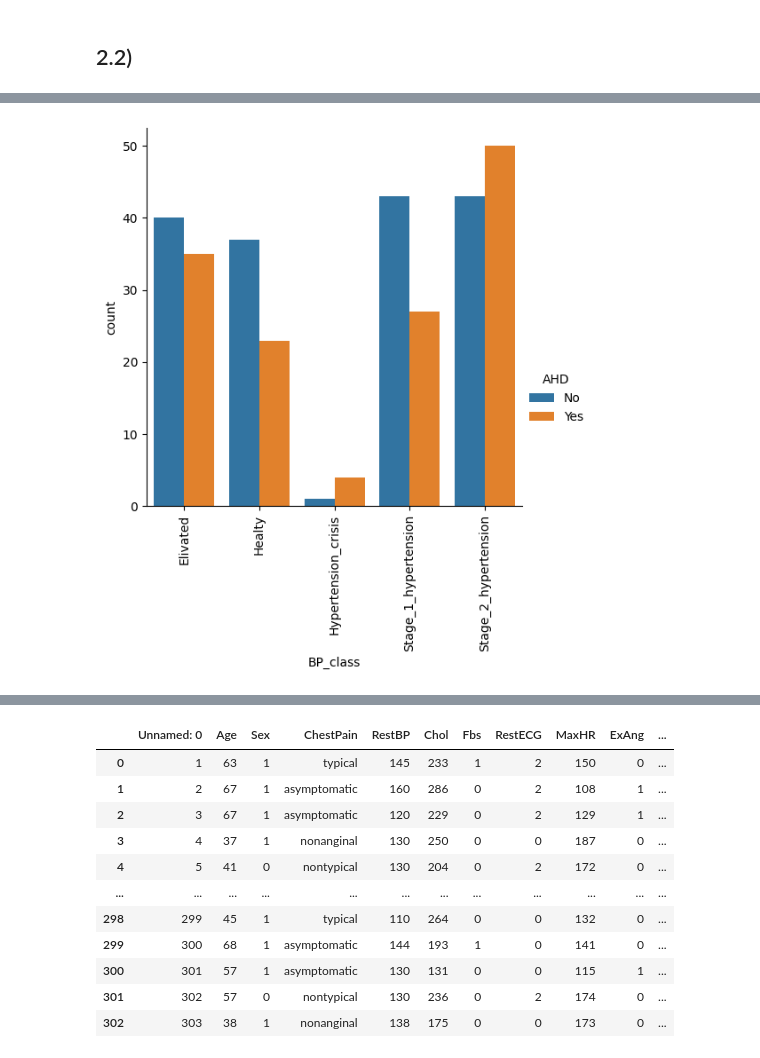
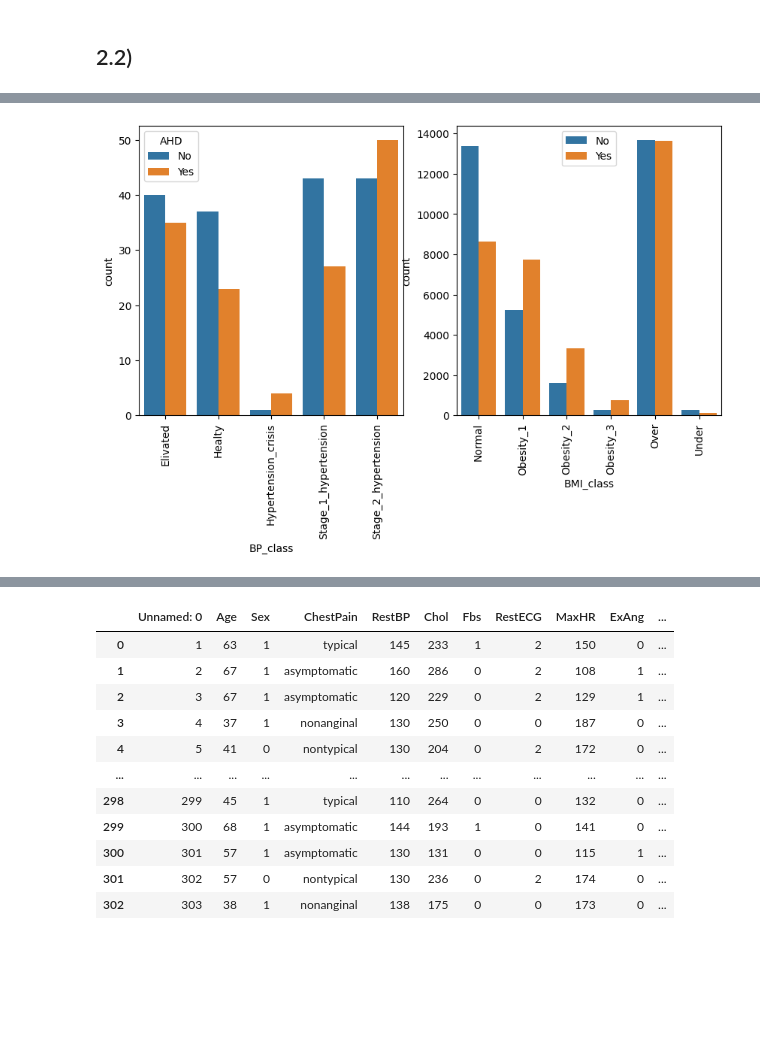
Before and after one commit to MiltonOberg/Artificial_Intelligence2-Milton-OPA23, a Jupyter notebook: Labb_1/labb_1.ipynb, the cells around one changed output, grey strips where cells are left out. Cells and saved outputs as stored; diff of their text form; code cells hidden in the pictures; blank space fills up the shorter version.

```diff
--- a/Labb_1/labb_1.ipynb
+++ b/Labb_1/labb_1.ipynb
@@ -890,12 +899,24 @@ bp_ahd
-# %%
-g = sns.catplot(
-    data=bp_ahd,
-    x="BP_class",
-    y="count",
-    kind="bar",
-    hue="AHD",
-)
-plt.xticks(rotation= 90)
-plt.show()
-# %% [output]
-[figure, removed]
+# %%
+fig, ax = plt.subplots(1, 2, figsize=(10, 5))
+
+sns.barplot(
+    data=bp_ahd,
+    x="BP_class",
+    y="count",
+    hue="AHD",
+    ax= ax[0],
+)
+
+sns.barplot(
+    data=bmi_cardio,
+    x="BMI_class",
+    y="count",
+    hue="cardio",
+    ax= ax[1],
+)
+ax[0].tick_params(axis= "x", rotation= 90)
+ax[1].legend(handles= ax[1].get_legend_handles_labels()[0], labels= ["No", "Yes"])
+ax[1].tick_params(axis= "x", rotation= 90)
+plt.show()
+# %% [output]
+[figure, added]
```
Also changed, not shown: parts of 8 cells of this notebook.
